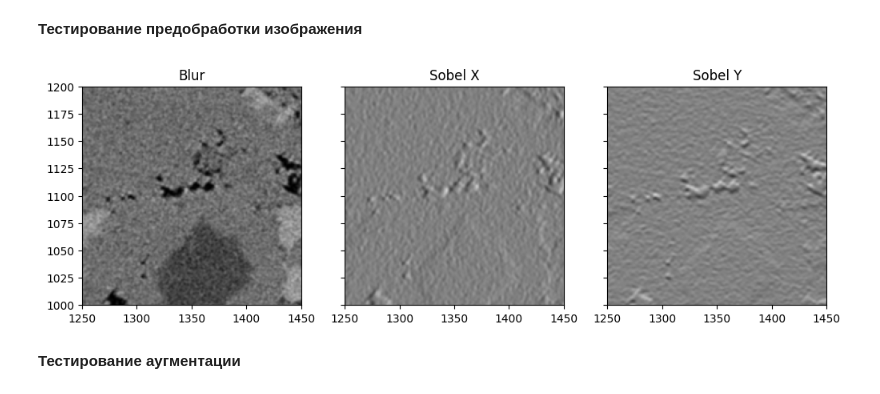
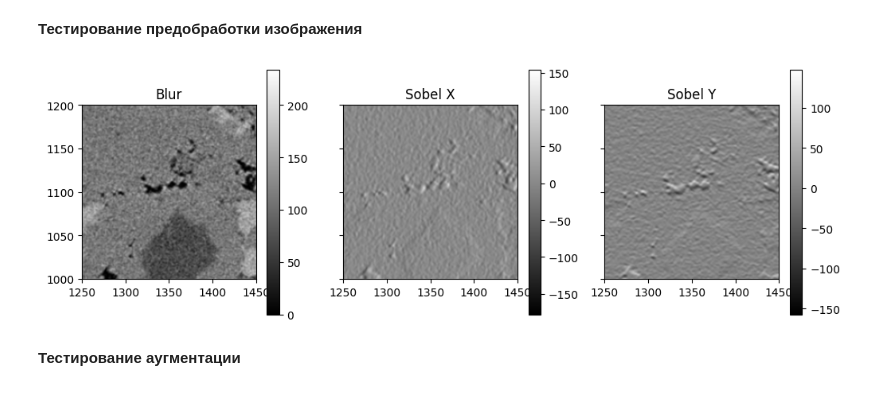
Before and after one commit to Polzovat123/kern_segmentation, a Jupyter notebook: src/test.ipynb, the cells around one changed output. Saved outputs shown, nothing was run; the diff lists cells and outputs as text; code cells hidden in the pictures.

```diff
--- a/src/test.ipynb
+++ b/src/test.ipynb
@@ -18,26 +18,29 @@ PIL.Image.fromarray(cutted_data).show()
 # %%
 from src.Preparer import Preparer
 from matplotlib import pyplot as plt
 import cv2
 
 img = cv2.imread('../pictures/rec_00400.tif')
 img = cv2.cvtColor(img, cv2.COLOR_BGR2GRAY)
 
 (data_blur, sobelx, sobely) = Preparer.calculate(data=img, kernel_size=3, sobel_kernel_size=5)
 
 
 fig, axs = plt.subplots(nrows=1, ncols=3, figsize=(12, 4), sharex=True, sharey=True)
-axs[0].imshow(data_blur, cmap='gray')
+im = axs[0].imshow(data_blur, cmap='gray')
 axs[0].set_title('Blur')
 axs[0].set_xlim([1250, 1450])  # Выбираемая область по оси x
 axs[0].set_ylim([1000, 1200])
-axs[1].imshow(sobelx, cmap='gray')
+plt.colorbar(im, ax=axs[0])
+im =axs[1].imshow(sobelx, cmap='gray')
 axs[1].set_title('Sobel X')
-axs[2].imshow(sobely, cmap='gray')
+plt.colorbar(im, ax=axs[1])
+im = axs[2].imshow(sobely, cmap='gray')
 axs[2].set_title('Sobel Y')
+plt.colorbar(im, ax=axs[2])
 plt.show()
 # %% [output]
-[figure, old version]
+[figure, new version]
 # %% [markdown]
 **Тестирование аугментации**
 # %%
```
Also changed, not shown: 5 other files.
